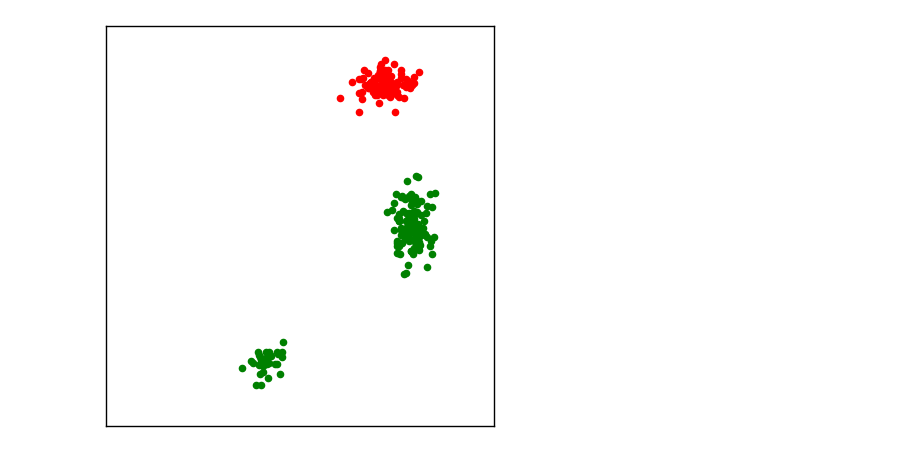
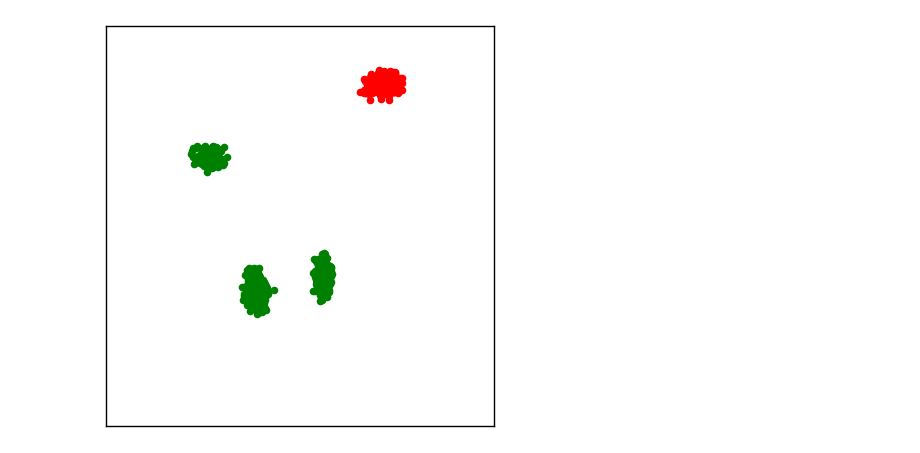
Before and after one commit to dbhaskar92/Coculture-ABM-Model, a Jupyter notebook: Generate Synthetic Data.ipynb, the cells around one changed output. Drawn from its saved outputs; the diff is of its cells as text; code cells hidden in the pictures.

```diff
--- a/Generate Synthetic Data.ipynb
+++ b/Generate Synthetic Data.ipynb
@@ -86,5 +176,5 @@ end;
 # %%
-(cell_pos, cell_types) = generate_complete_sorting(100, 150, 1, 2, 123)
+(cell_pos, cell_types) = generate_complete_sorting(500, 1000, 1, 3, 123)
 plot_syn_data(cell_pos, cell_types);
 # %% [output]
-[figure, old version]
+[figure, new version]
```
Also changed, not shown: parts of 4 cells of this notebook.
